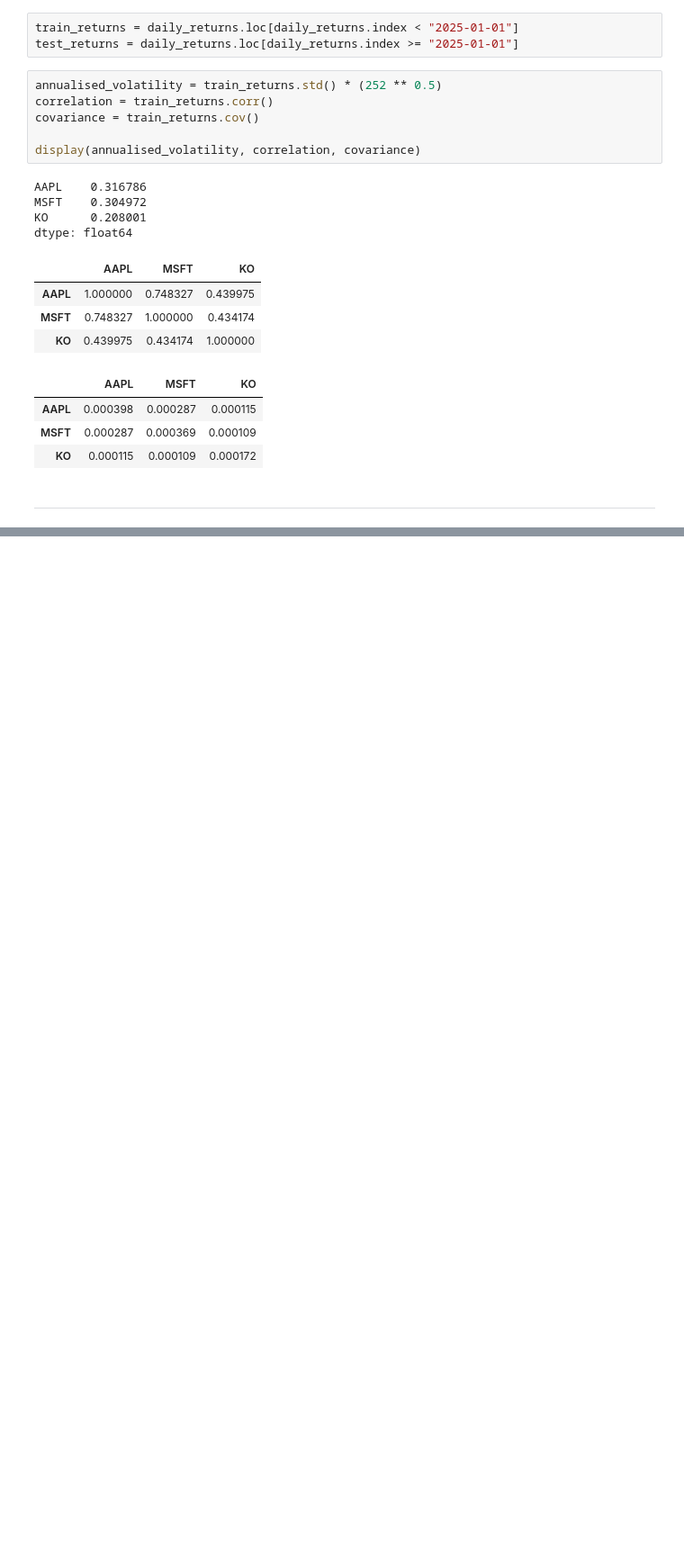
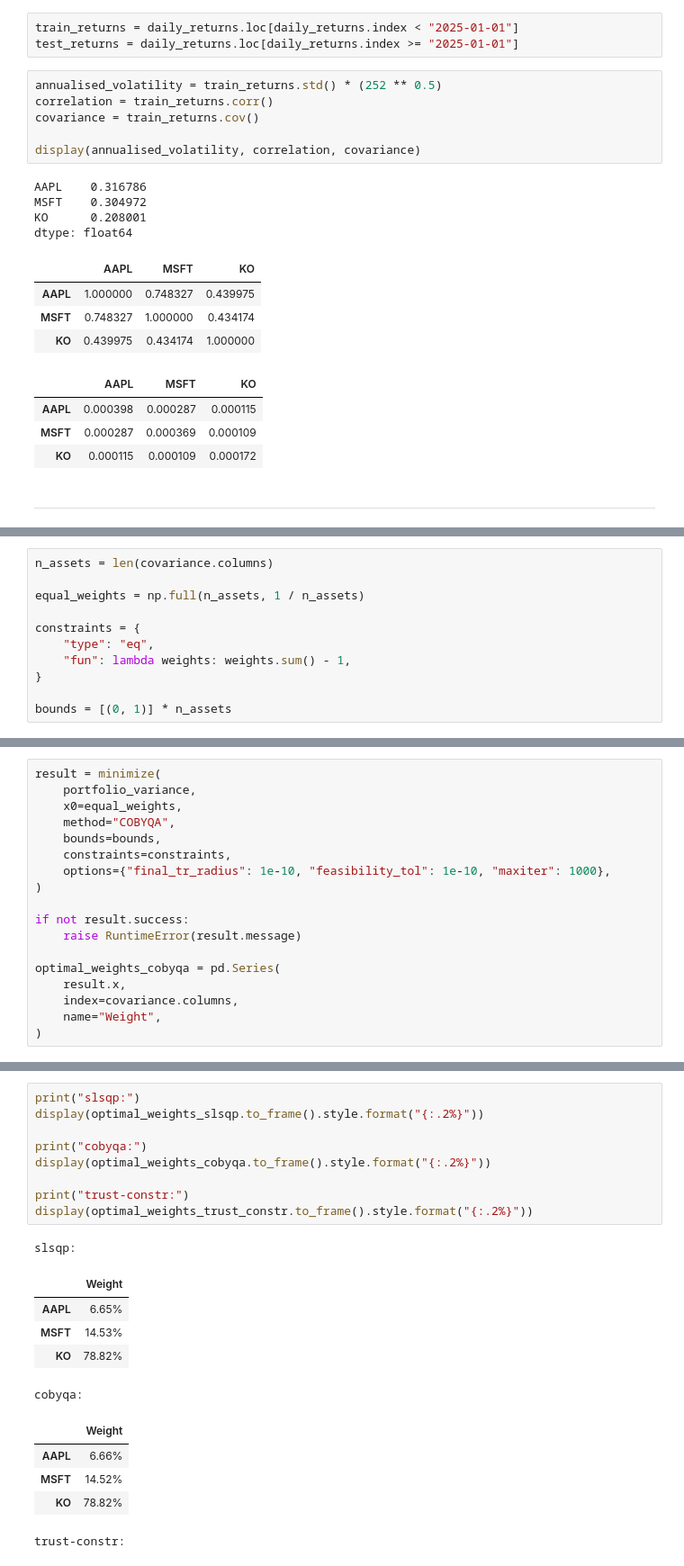
Before and after one commit to dr3gos/portofolio-optimisation, a Jupyter notebook: analysis.ipynb, the cells around one changed output, grey strips where cells are left out. Shown at 90% size. Cells and saved outputs as stored; diff of their text form; blank space fills up the shorter version.

Commit message:
Implement multiple optimization methods for portfolio variance minimization

```diff
--- a/analysis.ipynb
+++ b/analysis.ipynb
@@ -82,0 +91,11 @@ dtype: float64
+# %%
+n_assets = len(covariance.columns)
+
+equal_weights = np.full(n_assets, 1 / n_assets)
+
+constraints = {
+    "type": "eq",
+    "fun": lambda weights: weights.sum() - 1,
+}
+
+bounds = [(0, 1)] * n_assets
@@ -82,0 +122,18 @@ dtype: float64
+# %%
+result = minimize(
+    portfolio_variance,
+    x0=equal_weights,
+    method="COBYQA",
+    bounds=bounds,
+    constraints=constraints,
+    options={"final_tr_radius": 1e-10, "feasibility_tol": 1e-10, "maxiter": 1000},
+)
+
+if not result.success:
+    raise RuntimeError(result.message)
+
+optimal_weights_cobyqa = pd.Series(
+    result.x,
+    index=covariance.columns,
+    name="Weight",
+)
@@ -82,0 +194,21 @@ dtype: float64
+# %%
+print("slsqp:")
+display(optimal_weights_slsqp.to_frame().style.format("{:.2%}"))
+
+print("cobyqa:")
+display(optimal_weights_cobyqa.to_frame().style.format("{:.2%}"))
+
+print("trust-constr:")
+display(optimal_weights_trust_constr.to_frame().style.format("{:.2%}"))
+# %% [output]
+slsqp:
+|  | Weight |
+| AAPL | 6.65% |
+| MSFT | 14.53% |
+| KO | 78.82% |
+cobyqa:
+|  | Weight |
+| AAPL | 6.66% |
+| MSFT | 14.52% |
+| KO | 78.82% |
+trust-constr:
```
Also changed, not shown: parts of 5 cells of this notebook.
